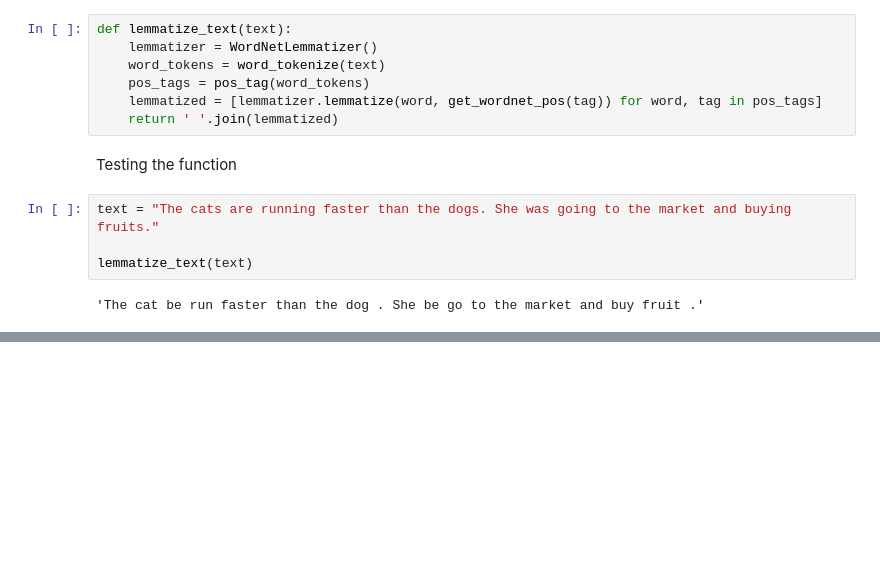
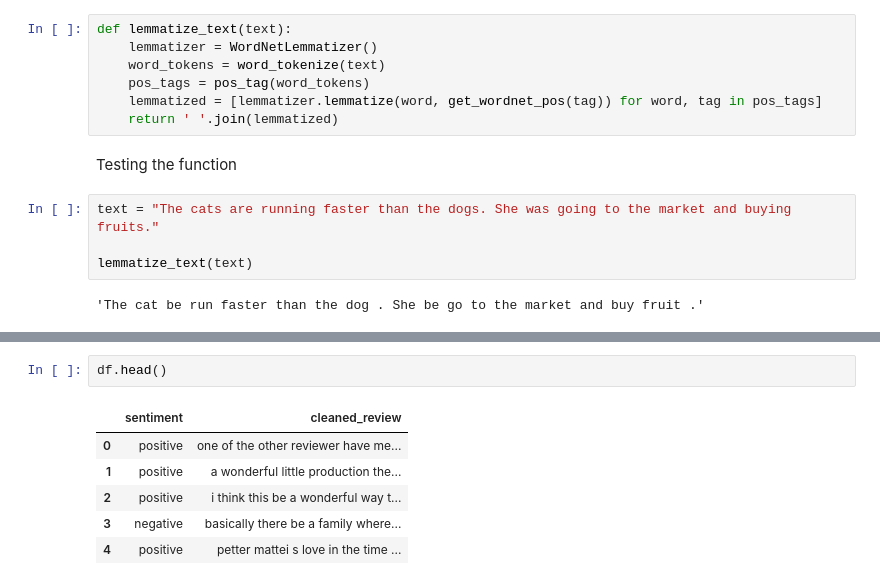
Before and after one commit to ARUN-R-DAS/IMDB-review-sentiment-analysis, a Jupyter notebook: preprocessing.ipynb, the cells around one changed output, grey strips where cells are left out. Drawn from its saved outputs; the diff is of its cells as text; blank space fills up the shorter version.

```diff
--- a/preprocessing.ipynb
+++ b/preprocessing.ipynb
@@ -238,0 +279,9 @@ lemmatize_text(text)
+# %%
+df.head()
+# %% [output]
+|  | sentiment | cleaned_review |
+| 0 | positive | one of the other reviewer have me... |
+| 1 | positive | a wonderful little production the... |
+| 2 | positive | i think this be a wonderful way t... |
+| 3 | negative | basically there be a family where... |
+| 4 | positive | petter mattei s love in the time ... |
```
Also changed, not shown: parts of 10 cells of this notebook.
